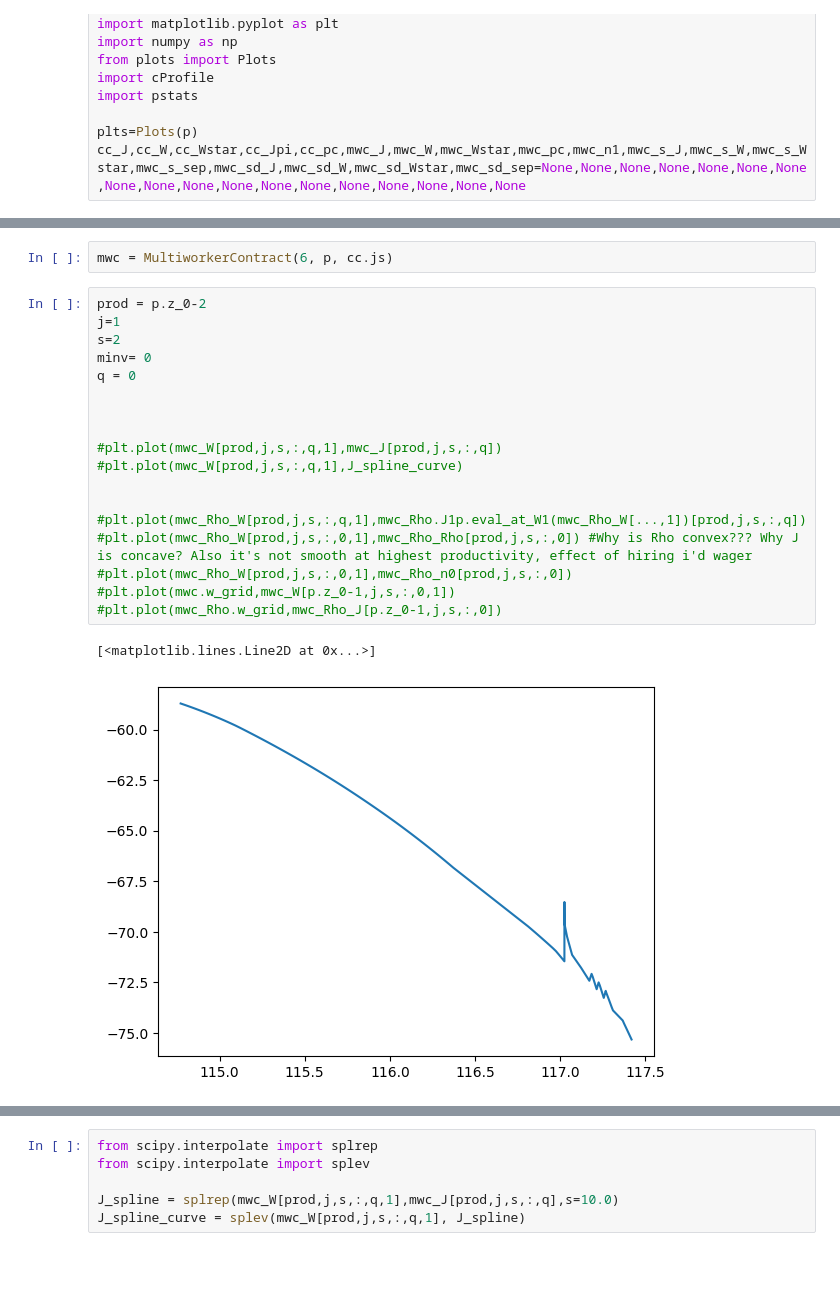
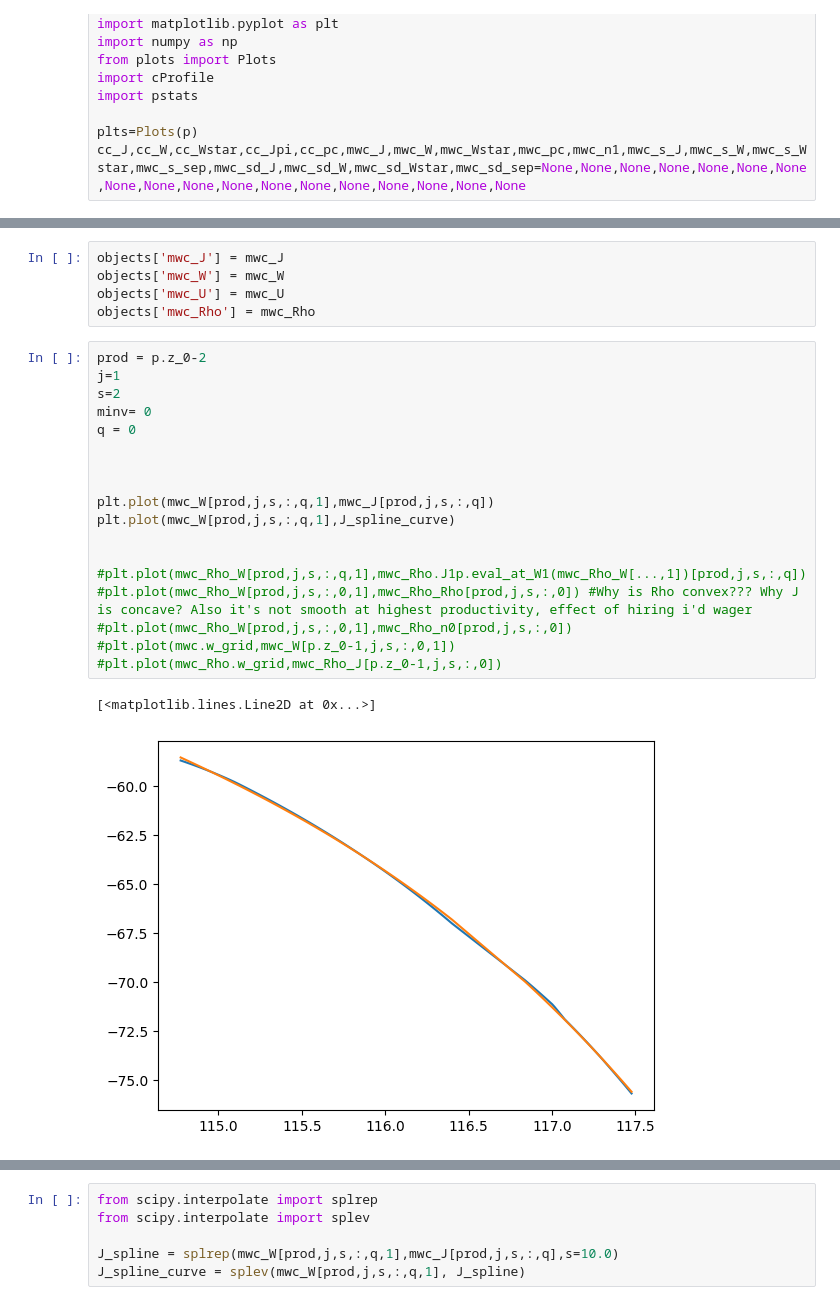
Before and after one commit to zalandru/Dynamic-Contracting-Multi-worker-Firm, a Jupyter notebook: Multiworker_wage_2steps/Trying out Tasmanian.ipynb, the cells around one changed output, grey strips where cells are left out. Cells and saved outputs as stored; diff of their text form; blank space fills up the shorter version.

```diff
--- a/Multiworker_wage_2steps/Trying out Tasmanian.ipynb
+++ b/Multiworker_wage_2steps/Trying out Tasmanian.ipynb
@@ -155,26 +171,29 @@ EJinv diff 2 sen: 1.3049250211018273
-# %%
-mwc = MultiworkerContract(6, p, cc.js)
+# %%
+objects['mwc_J'] = mwc_J
+objects['mwc_W'] = mwc_W
+objects['mwc_U'] = mwc_U
+objects['mwc_Rho'] = mwc_Rho
 # %%
 prod = p.z_0-2
 j=1
 s=2
 minv= 0
 q = 0
 
 
 
-#plt.plot(mwc_W[prod,j,s,:,q,1],mwc_J[prod,j,s,:,q])
-#plt.plot(mwc_W[prod,j,s,:,q,1],J_spline_curve)
+plt.plot(mwc_W[prod,j,s,:,q,1],mwc_J[prod,j,s,:,q])
+plt.plot(mwc_W[prod,j,s,:,q,1],J_spline_curve)
 
 
 #plt.plot(mwc_Rho_W[prod,j,s,:,q,1],mwc_Rho.J1p.eval_at_W1(mwc_Rho_W[...,1])[prod,j,s,:,q])
 #plt.plot(mwc_Rho_W[prod,j,s,:,0,1],mwc_Rho_Rho[prod,j,s,:,0]) #Why is Rho convex??? Why J is concave? Also it's not smooth at highest productivity, effect of hiring i'd wager
 #plt.plot(mwc_Rho_W[prod,j,s,:,0,1],mwc_Rho_n0[prod,j,s,:,0])
 #plt.plot(mwc.w_grid,mwc_W[p.z_0-1,j,s,:,0,1])
 #plt.plot(mwc_Rho.w_grid,mwc_Rho_J[p.z_0-1,j,s,:,0])
 # %% [output]
 [<matplotlib.lines.Line2D at 0x...>]
-[figure, old version]
+[figure, new version]
 # %%
 plt.plot(mwc_W[prod,j,s,:,q,1],mwc_sep[prod,j,s,:,q])
 # %% [output]
```
Also changed, not shown: parts of 5 cells of this notebook, 6 other files.
